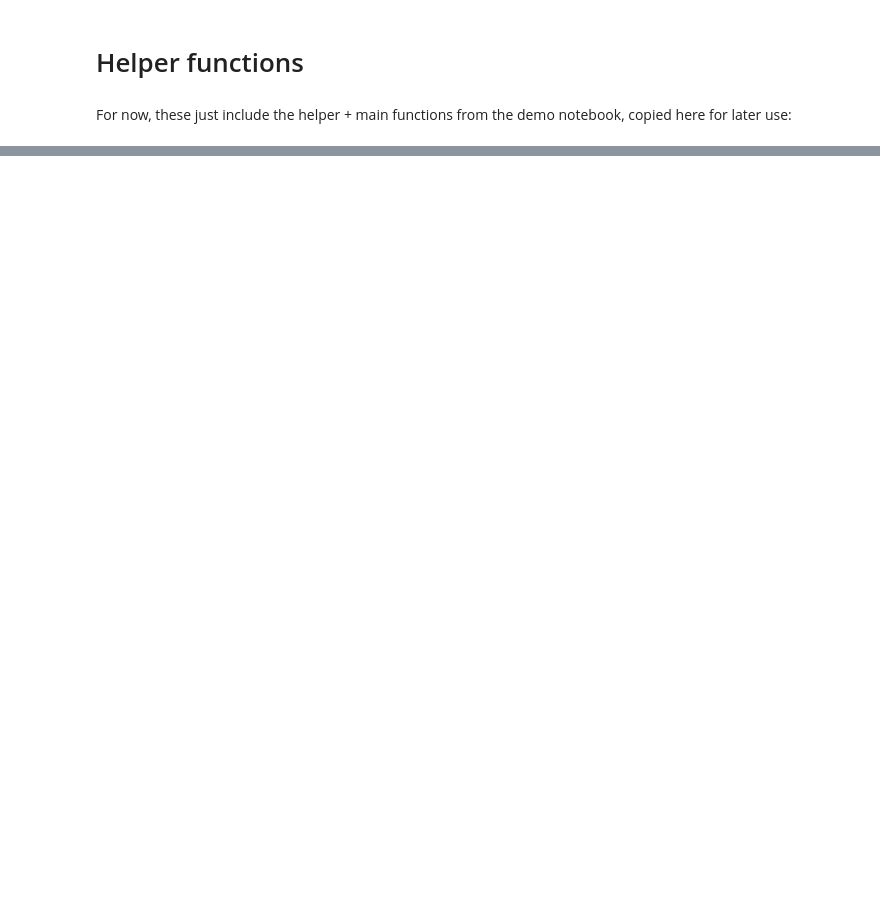
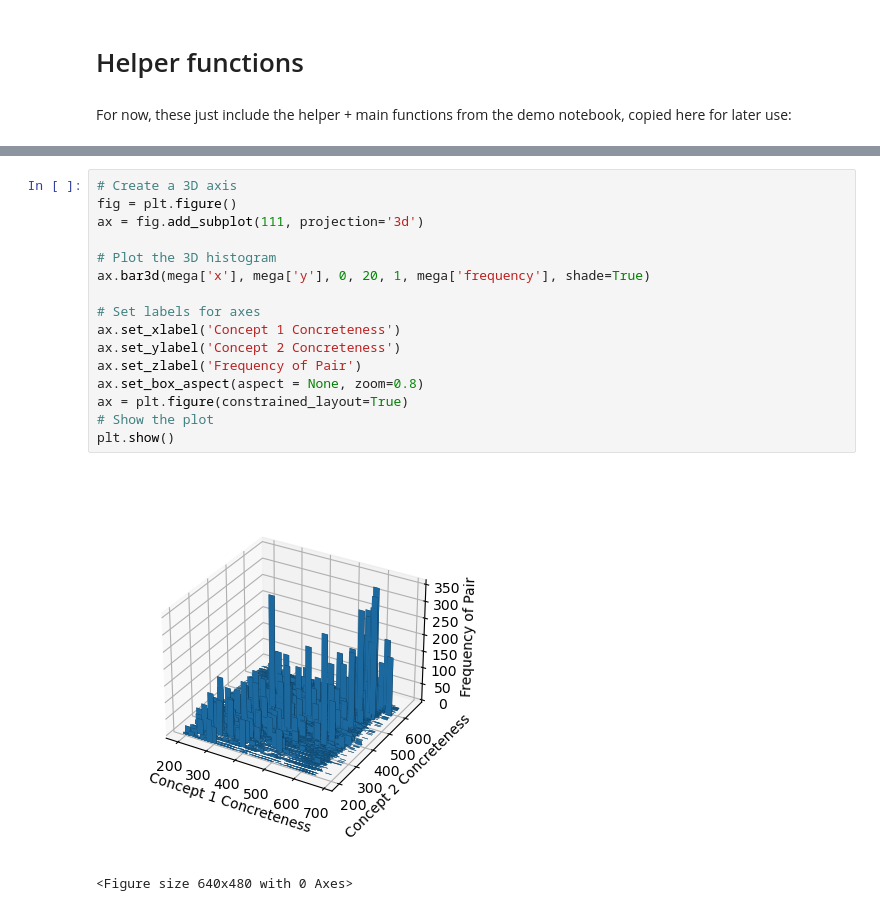
Before and after one commit to akunnamegwa/COG260Project, a Jupyter notebook: colex_demo_notebook.ipynb, the cells around one changed output, grey strips where cells are left out. Saved outputs shown, nothing was run; the diff lists cells and outputs as text; blank space fills up the shorter version.

```diff
--- a/colex_demo_notebook.ipynb
+++ b/colex_demo_notebook.ipynb
@@ -156,0 +239,19 @@ def main():
+# %%
+# Create a 3D axis
+fig = plt.figure()
+ax = fig.add_subplot(111, projection='3d')
+
+# Plot the 3D histogram
+ax.bar3d(mega['x'], mega['y'], 0, 20, 1, mega['frequency'], shade=True)
+
+# Set labels for axes
+ax.set_xlabel('Concept 1 Concreteness')
+ax.set_ylabel('Concept 2 Concreteness')
+ax.set_zlabel('Frequency of Pair')
+ax.set_box_aspect(aspect = None, zoom=0.8)
+ax = plt.figure(constrained_layout=True)
+# Show the plot
+plt.show()
+# %% [output]
+[figure, added]
+<Figure size 640x480 with 0 Axes>
```
Also changed, not shown: parts of 11 cells of this notebook.
